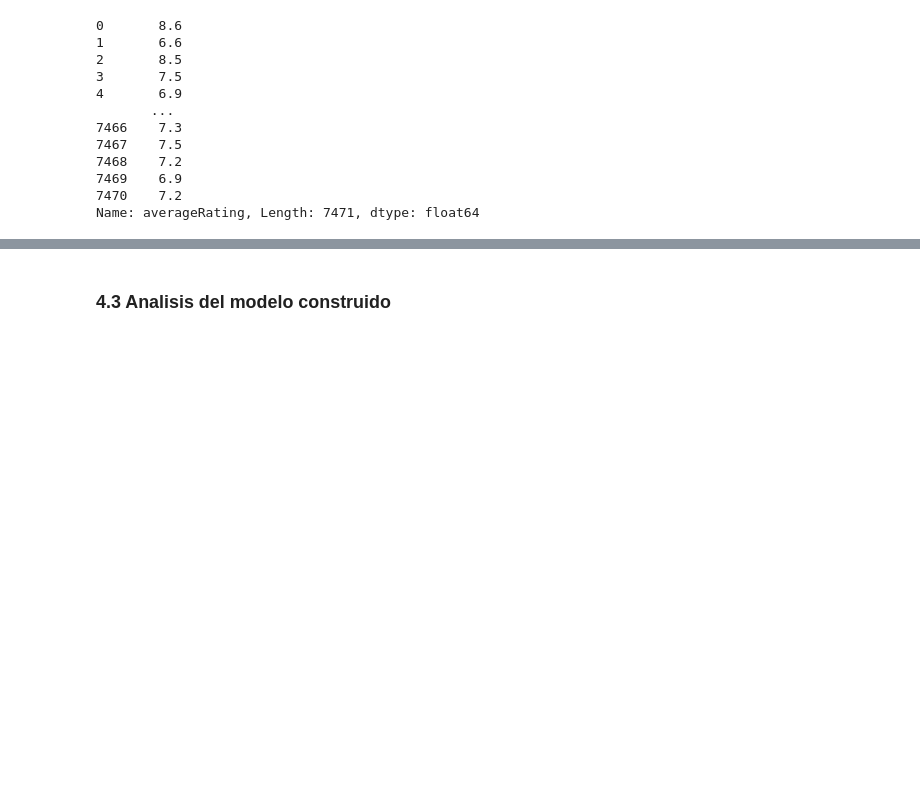
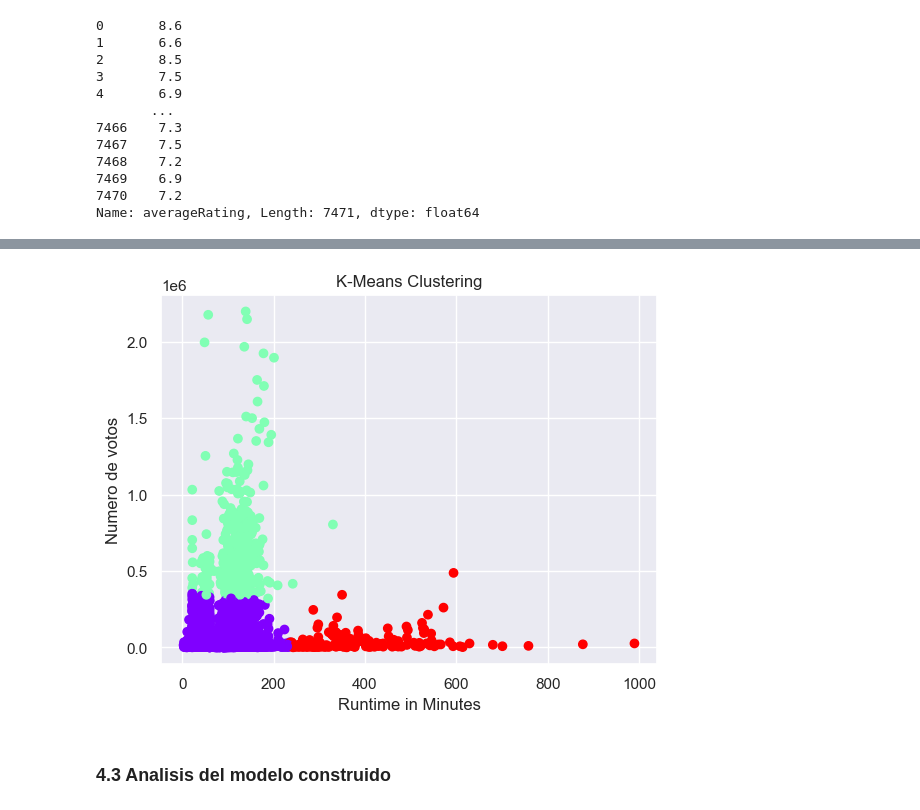
Before and after one commit to jf-garciam1/Lab-BI, a Jupyter notebook: Lab1.ipynb, the cells around one changed output, grey strips where cells are left out. Drawn from its saved outputs; the diff is of its cells as text; code cells hidden in the pictures; blank space fills up the shorter version.

Commit message:
K-means con 3 graficos

```diff
--- a/Lab1.ipynb
+++ b/Lab1.ipynb
@@ -657,2 +657,25 @@ plt.show()
+# %%
+data = df_movies[['numVotes', 'newruntimeMinutes']]
+
+# Normalizar los datos utilizando StandardScaler
+scaler = StandardScaler()
+normalized_data = scaler.fit_transform(data)
+
+# Aplicar el algoritmo K-Means
+num_clusters = 3  # Define el número de clusters que deseas
+kmeans = KMeans(n_clusters=num_clusters, random_state=42)
+kmeans.fit(normalized_data)
+
+# Agregar las etiquetas de los clusters al DataFrame original
+df_movies['cluster_label'] = kmeans.labels_
+
+# Visualizar los resultados
+plt.scatter(df_movies['newruntimeMinutes'], df_movies['numVotes'], c=df_movies['cluster_label'], cmap='rainbow')
+plt.xlabel('Runtime in Minutes')
+plt.ylabel('Numero de votos')
+plt.title('K-Means Clustering')
+plt.show()
+# %% [output]
+[figure, added]
 # %% [markdown]
 ### 4.3 Analisis del modelo construido
```
Also changed, not shown: parts of 1 cell of this notebook.
